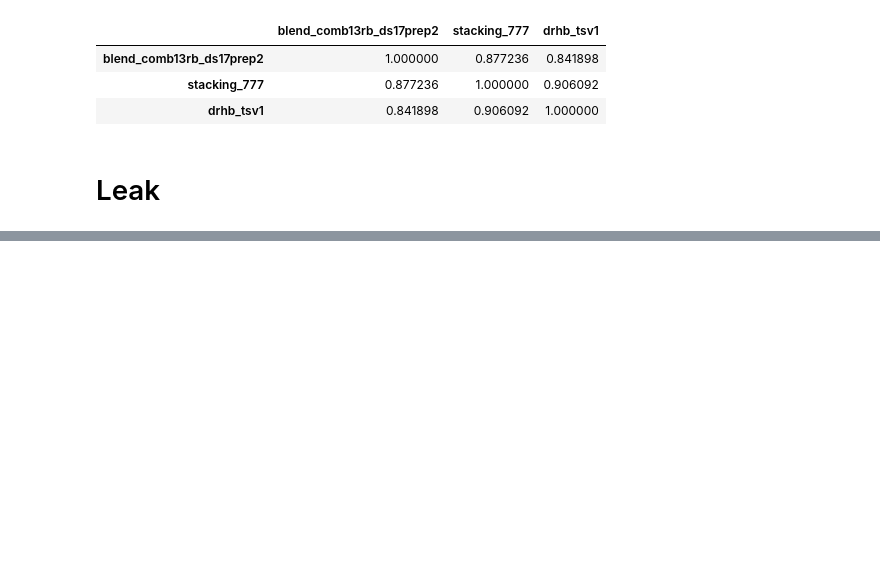
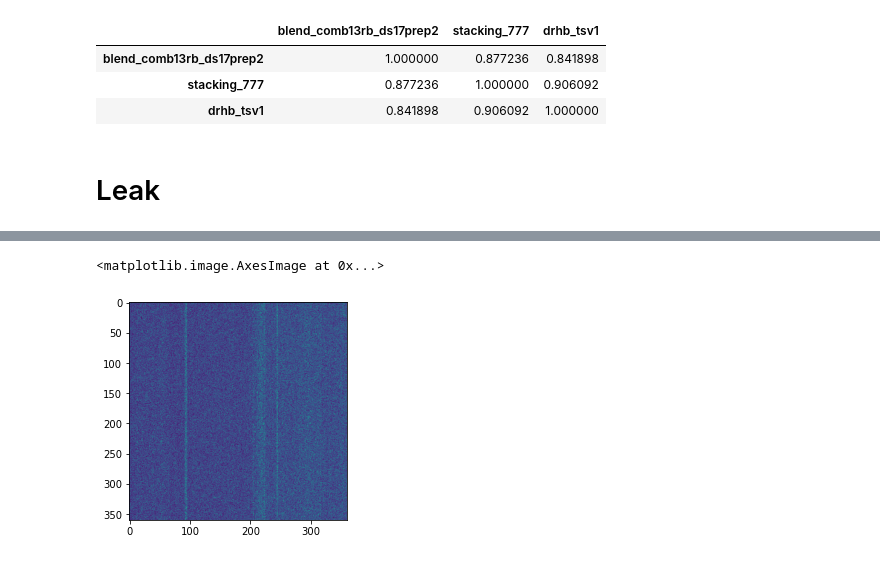
Before and after one commit to analokmaus/kaggle-g2net-2022-private, a Jupyter notebook: 02_submission.ipynb, the cells around one changed output, grey strips where cells are left out. Saved outputs shown, nothing was run; the diff lists cells and outputs as text; code cells hidden in the pictures; blank space fills up the shorter version.

```diff
--- a/02_submission.ipynb
+++ b/02_submission.ipynb
@@ -313,0 +336,5 @@ with open('input/g2net-detecting-continuous-gravitational-waves/leak_1.pickle',
+# %%
+plt.imshow(resize_image(load_test_spec('d1466f6b3')[1], 360))
+# %% [output]
+<matplotlib.image.AxesImage at 0x...>
+[figure, added]
```
Also changed, not shown: parts of 25 cells of this notebook, 7 other files.
